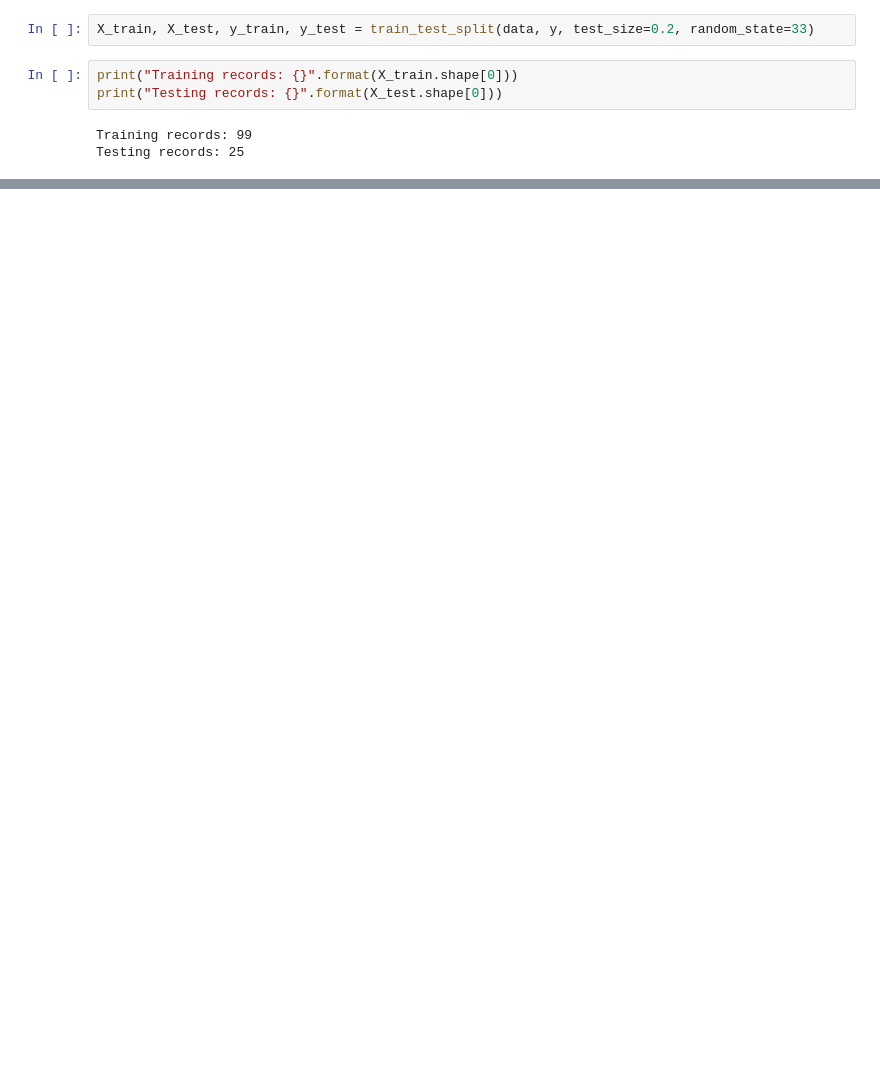
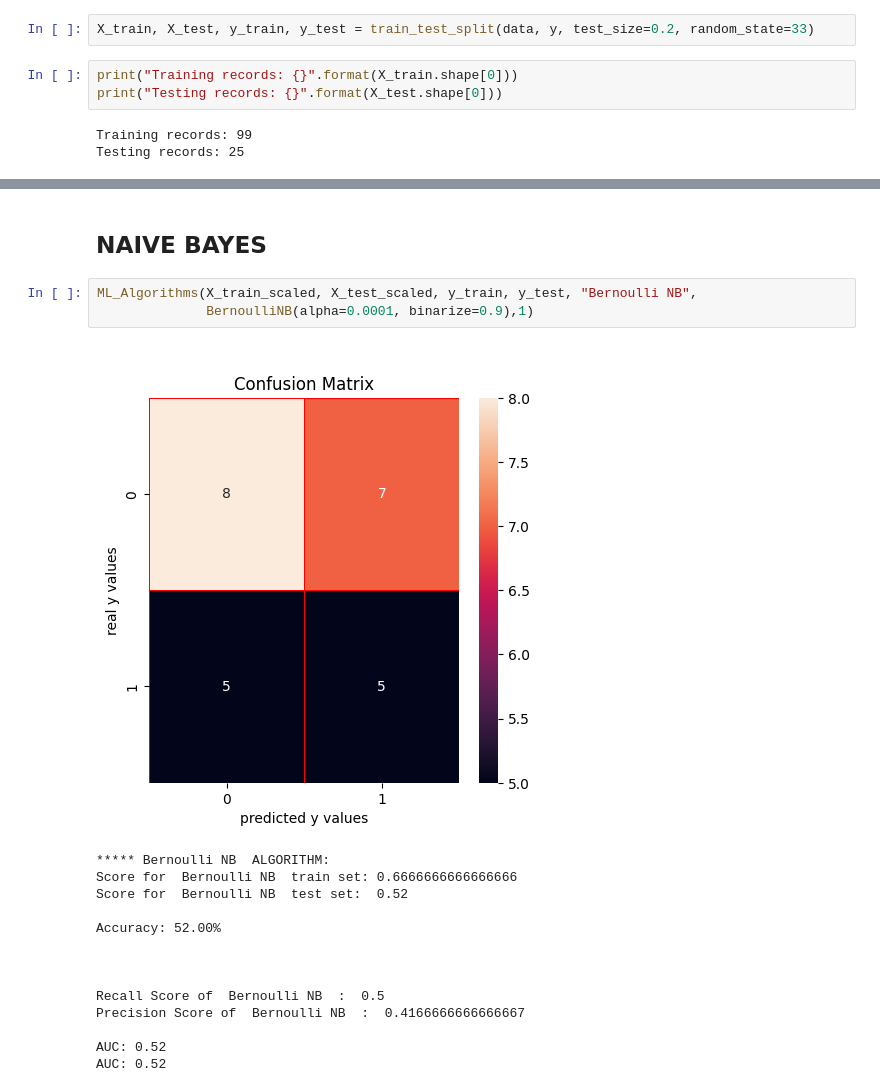
Before and after one commit to ozgecanmuyanli/autism-repo, a Jupyter notebook: mutluDataset_classification.ipynb, the cells around one changed output, grey strips where cells are left out. Saved outputs shown, nothing was run; the diff lists cells and outputs as text; blank space fills up the shorter version.

```diff
--- a/mutluDataset_classification.ipynb
+++ b/mutluDataset_classification.ipynb
@@ -127,0 +420,20 @@ Accuracy: 48.00%
+# %% [markdown]
+## NAIVE BAYES
+# %%
+ML_Algorithms(X_train_scaled, X_test_scaled, y_train, y_test, "Bernoulli NB",
+              BernoulliNB(alpha=0.0001, binarize=0.9),1)
+# %% [output]
+[figure, added]
+***** Bernoulli NB  ALGORITHM:
+Score for  Bernoulli NB  train set: 0.6666666666666666
+Score for  Bernoulli NB  test set:  0.52
+
+Accuracy: 52.00%
+
+
+
+Recall Score of  Bernoulli NB  :  0.5
+Precision Score of  Bernoulli NB  :  0.4166666666666667
+
+AUC: 0.52
+AUC: 0.52
```
Also changed, not shown: parts of 60 cells of this notebook, 1 other file.
